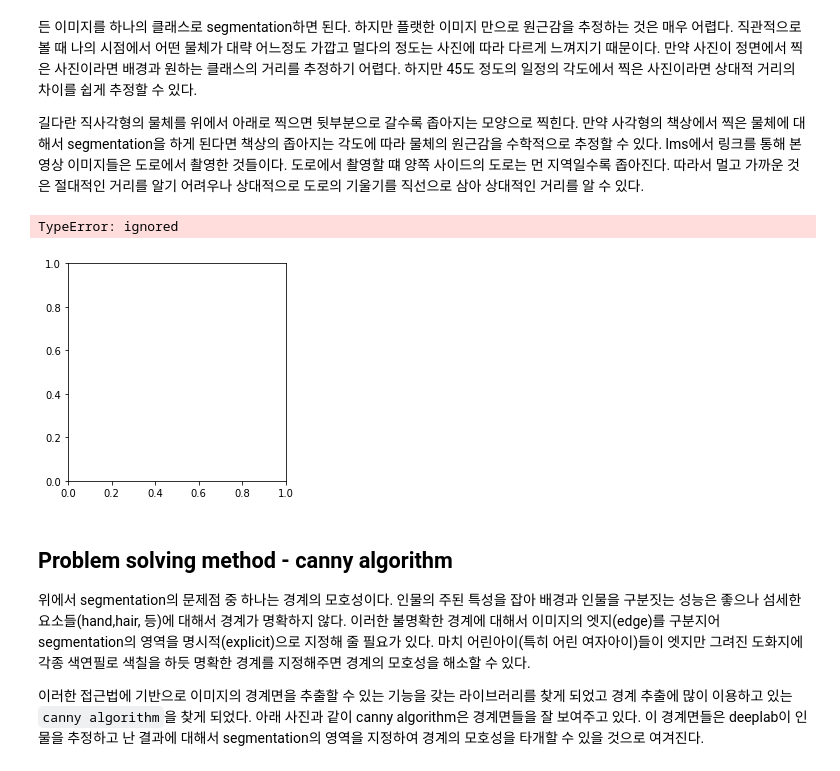
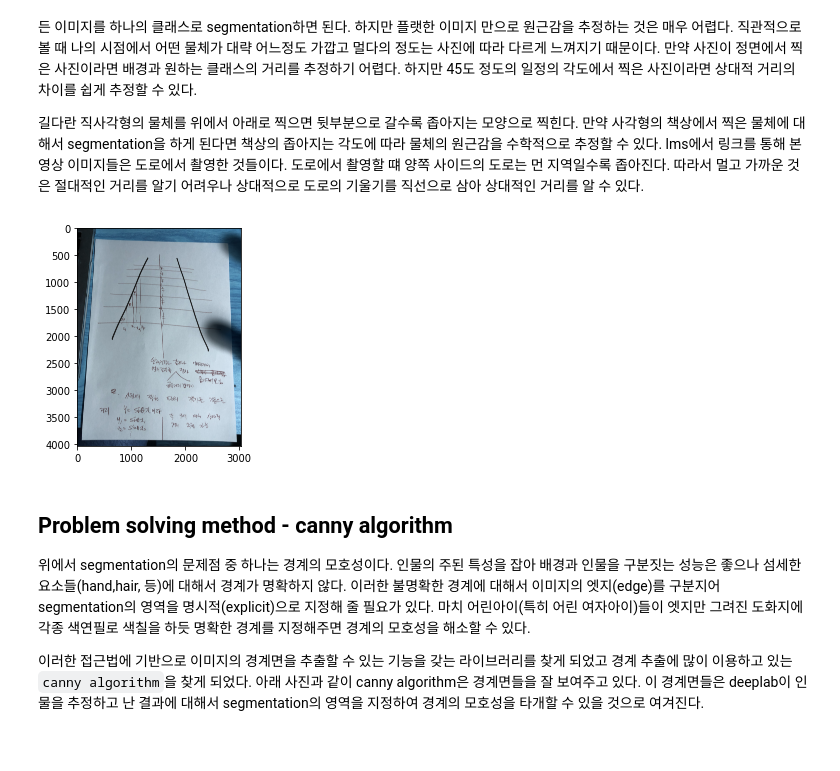
Before and after one commit to ThinkMae/exp08, a Jupyter notebook: Seg_exp_benjamin.ipynb, the cells around one changed output. Saved outputs shown, nothing was run; the diff lists cells and outputs as text; code cells hidden in the pictures.

```diff
--- a/Seg_exp_benjamin.ipynb
+++ b/Seg_exp_benjamin.ipynb
@@ -352,12 +352,11 @@ plt.show()
 
 길다란 직사각형의 물체를 위에서 아래로 찍으면 뒷부분으로 갈수록 좁아지는 모양으로 찍힌다. 만약 사각형의 책상에서 찍은 물체에 대해서 segmentation을 하게 된다면 책상의 좁아지는 각도에 따라 물체의 원근감을 수학적으로 추정할 수 있다. lms에서 링크를 통해 본 영상 이미지들은 도로에서 촬영한 것들이다. 도로에서 촬영할 떄 양쪽 사이드의 도로는 먼 지역일수록 좁아진다. 따라서 멀고 가까운 것은 절대적인 거리를 알기 어려우나 상대적으로 도로의 기울기를 직선으로 삼아 상대적인 거리를 알 수 있다.
 # %%
-estimation_dist = cv2.imread('estimation of distance.jpg')
+estimation_dist = cv2.imread('est.jpg')
 plt.imshow(estimation_dist)
 plt.show()
 # %% [output]
-TypeError: ignored
-[figure, old version]
+[figure, new version]
 # %% [markdown]
 ## Problem solving method - canny algorithm
 
```
Also changed, not shown: 1 other file.
